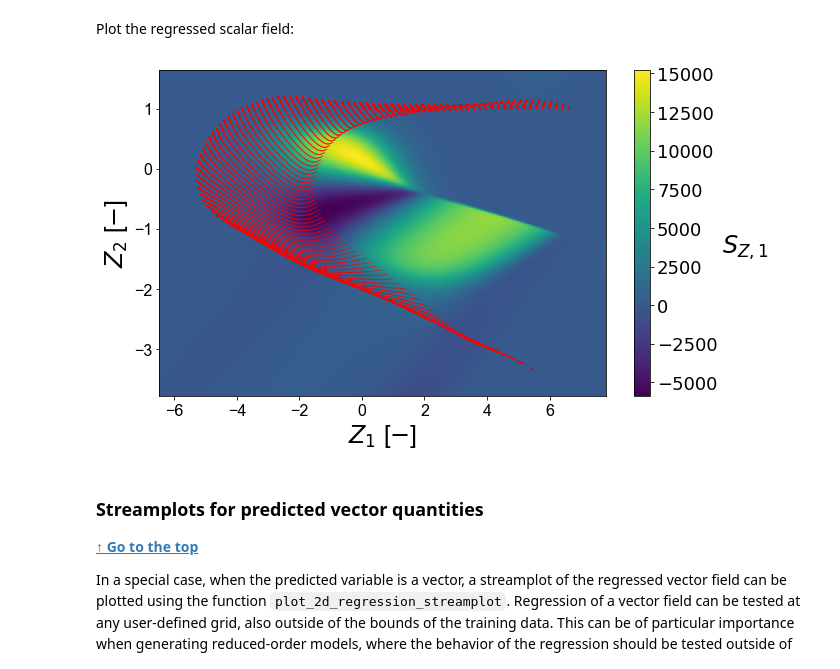
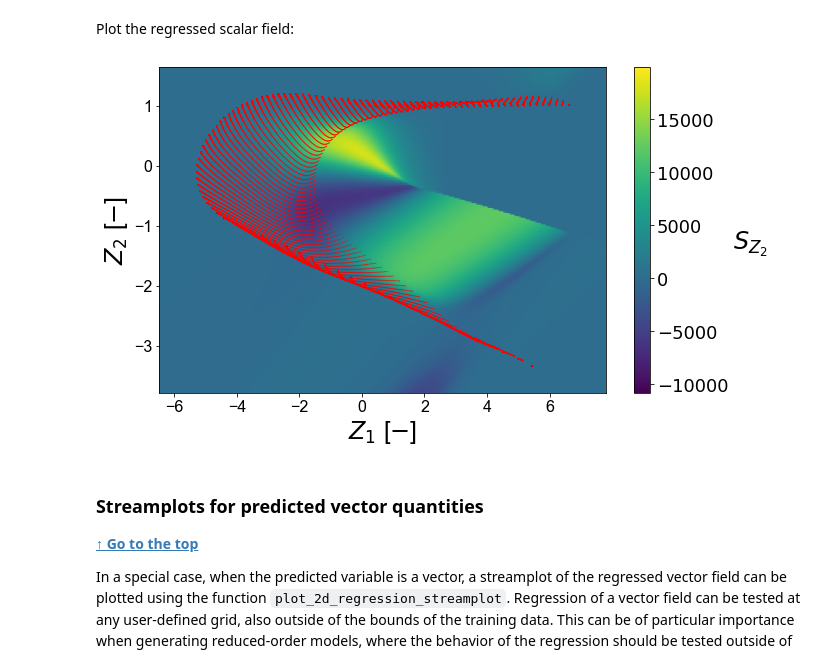
Before and after one commit to kamilazdybal/PCAfold, a Jupyter notebook: docs/tutorials/demo-regression.ipynb, the cells around one changed output. Drawn from its saved outputs; the diff is of its cells as text; code cells hidden in the pictures.

```diff
--- a/docs/tutorials/demo-regression.ipynb
+++ b/docs/tutorials/demo-regression.ipynb
@@ -21,7 +21,7 @@ A synthetic data set is created and we perform nonlinear regression using kernel
 # %% [markdown]
 **Should plots be saved?**
 # %%
-save_plots = False
+save_plots = True
 # %% [markdown]
 ***
 
@@ -182,7 +182,7 @@ def regression_model(regression_input):
 
     regression_input_CS = (regression_input - centers_PCs)/scales_PCs
 
-    regressed_value = KReg_model.predict(regression_input_CS, bandwidth=0.1)[0,1]
+    regressed_value = KReg_model.predict(regression_input_CS, bandwidth=0.05)[0,1]
 
     return regressed_value
 # %% [markdown]
@@ -209,24 +209,25 @@ Plot the regressed scalar field:
 # %%
 if save_plots: save_filename = '../images/tutorial-regression-scalar-field.png'
 plt = analysis.plot_2d_regression_scalar_field(grid_bounds,
                                                regression_model,
                                                x=PCs[:,0],
                                                y=PCs[:,1],
                                                resolution=(200,200),
                                                extension=(10,10),
                                                s_field=10,
                                                s_manifold=1,
                                                x_label='$Z_1$ [$-$]',
                                                y_label='$Z_2$ [$-$]',
                                                manifold_color='r',
-                                               colorbar_label='$S_{Z, 1}$',
+                                               colorbar_label='$S_{Z_2}$',
                                                color_map='viridis',
+                                               colorbar_range=(np.min(PC_sources[:,1]), np.max(PC_sources[:,1])),
                                                manifold_alpha=1,
                                                grid_on=False,
                                                figure_size=(10,6),
                                                save_filename=save_filename);
 # %% [output]
-[figure, old version]
+[figure, new version]
 # %% [markdown]
 <a id='streamplot'></a>
 
```
Also changed, not shown: 3 other files.
